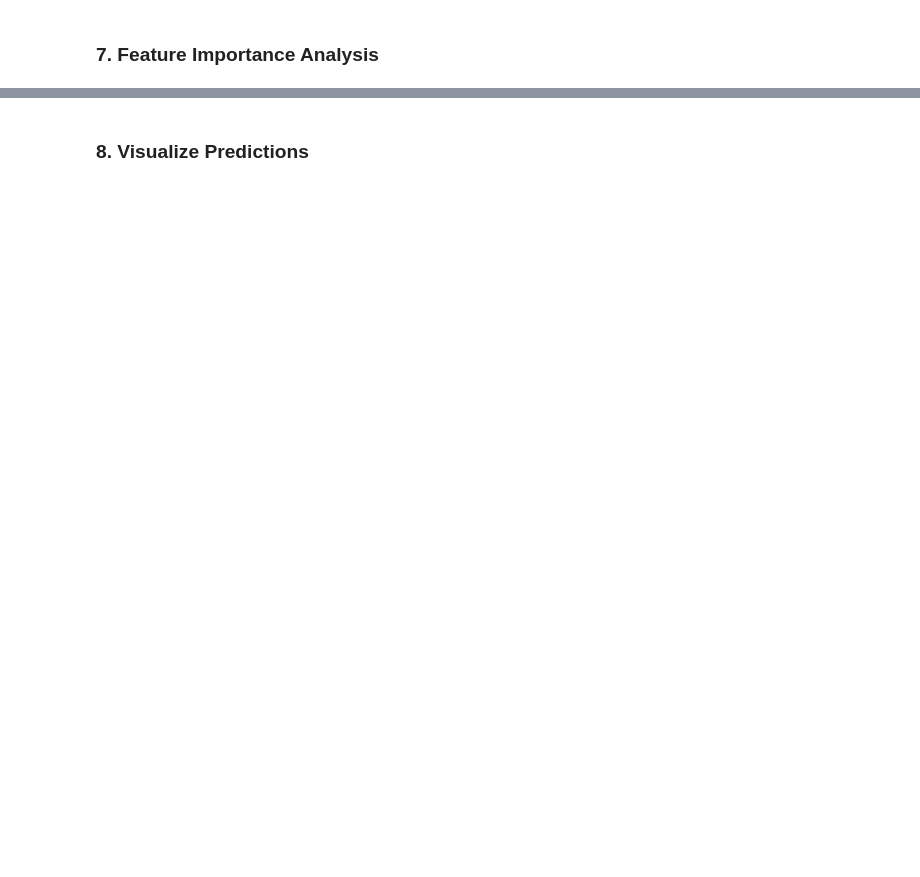
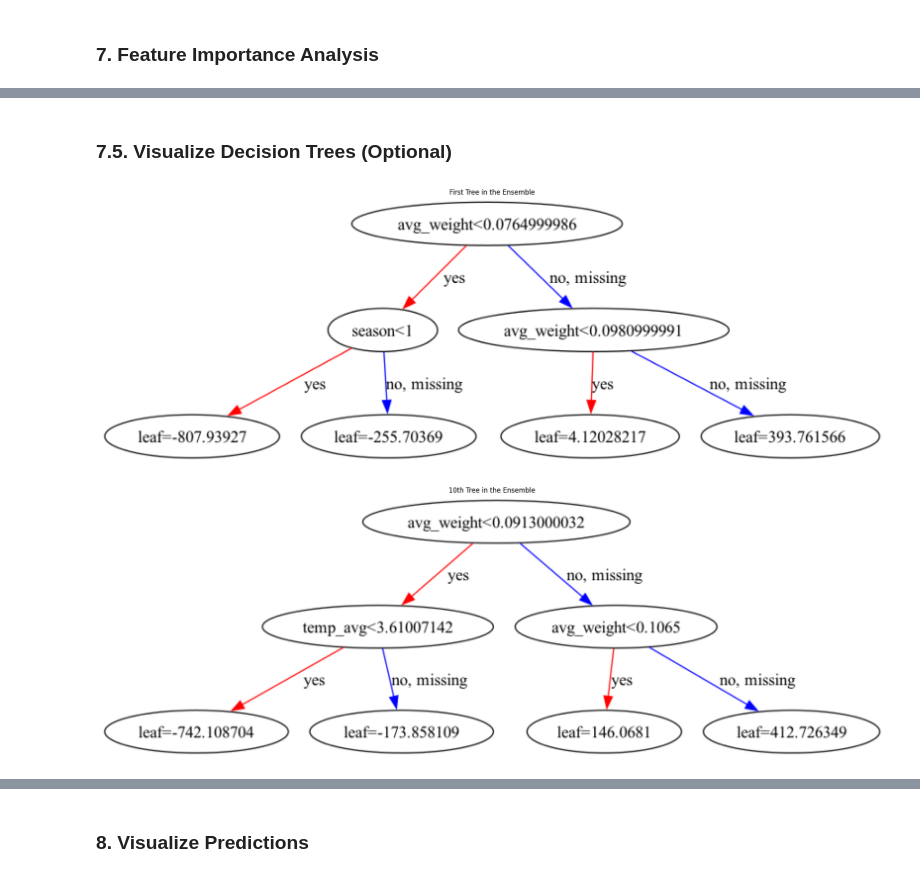
Before and after one commit to garden-j/20252R0136COSE36203, a Jupyter notebook: src/xgboost.ipynb, the cells around one changed output, grey strips where cells are left out. Drawn from its saved outputs; the diff is of its cells as text; code cells hidden in the pictures; blank space fills up the shorter version.

```diff
--- a/src/xgboost.ipynb
+++ b/src/xgboost.ipynb
@@ -369,0 +442,25 @@ Top 10 Most Important Features:
+# %% [markdown]
+### 7.5. Visualize Decision Trees (Optional)
+# %%
+# Visualize individual trees from the model
+
+# Method 1: Using xgboost's plot_tree (simple, built-in)
+import matplotlib.pyplot as plt
+import graphviz
+
+# Plot the first tree (tree 0)
+fig, ax = plt.subplots(figsize=(20, 10))
+xgb.plot_tree(model, num_trees=0, ax=ax)
+plt.title("First Tree in the Ensemble")
+plt.tight_layout()
+plt.show()
+
+# Plot the 10th tree
+fig, ax = plt.subplots(figsize=(20, 10))
+xgb.plot_tree(model, num_trees=9, ax=ax)  # 0-indexed, so 9 = 10th tree
+plt.title("10th Tree in the Ensemble")
+plt.tight_layout()
+plt.show()
+# %% [output]
+[figure, added]
+[figure, added]
```
Also changed, not shown: parts of 12 cells of this notebook.
